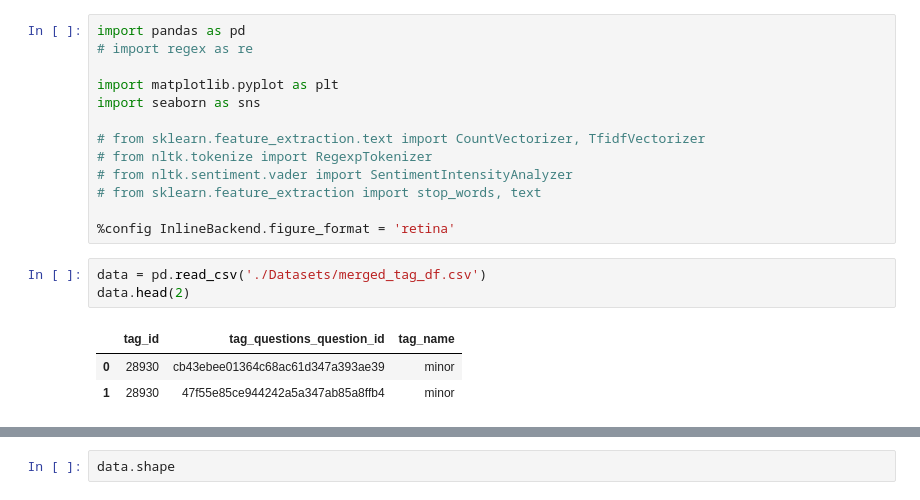
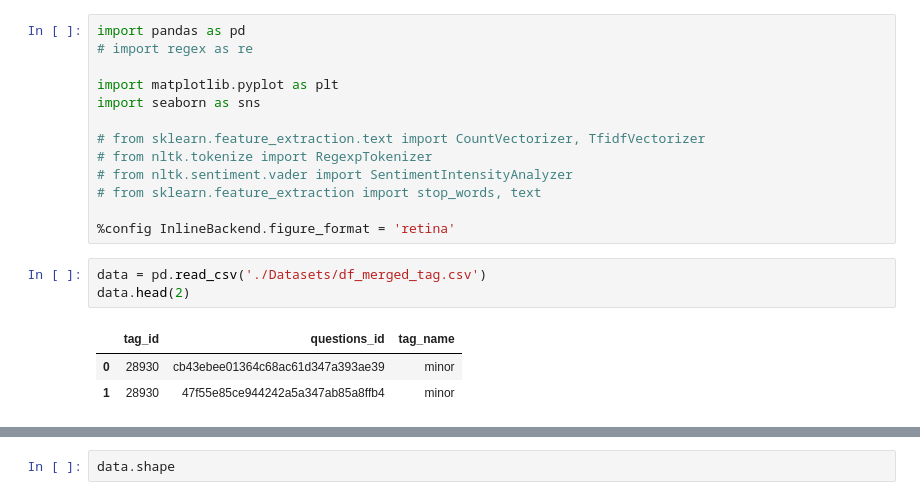
Before and after one commit to reneemarama/career_village, a Jupyter notebook: 3c_Tag_EDA.ipynb, the cells around one changed output, grey strips where cells are left out. Saved outputs shown, nothing was run; the diff lists cells and outputs as text.

```diff
--- a/3c_Tag_EDA.ipynb
+++ b/3c_Tag_EDA.ipynb
@@ -22,10 +19,10 @@ import seaborn as sns
 
 %config InlineBackend.figure_format = 'retina'
 # %%
-data = pd.read_csv('./Datasets/merged_tag_df.csv')
+data = pd.read_csv('./Datasets/df_merged_tag.csv')
 data.head(2)
 # %% [output]
-|  | tag_id | tag_questions_question_id | tag_name |
+|  | tag_id | questions_id | tag_name |
 | 0 | 28930 | cb43ebee01364c68ac61d347a393ae39 | minor |
 | 1 | 28930 | 47f55e85ce944242a5a347ab85a8ffb4 | minor |
 # %%
```
Also changed, not shown: parts of 47 cells of this notebook, 2 other files.
